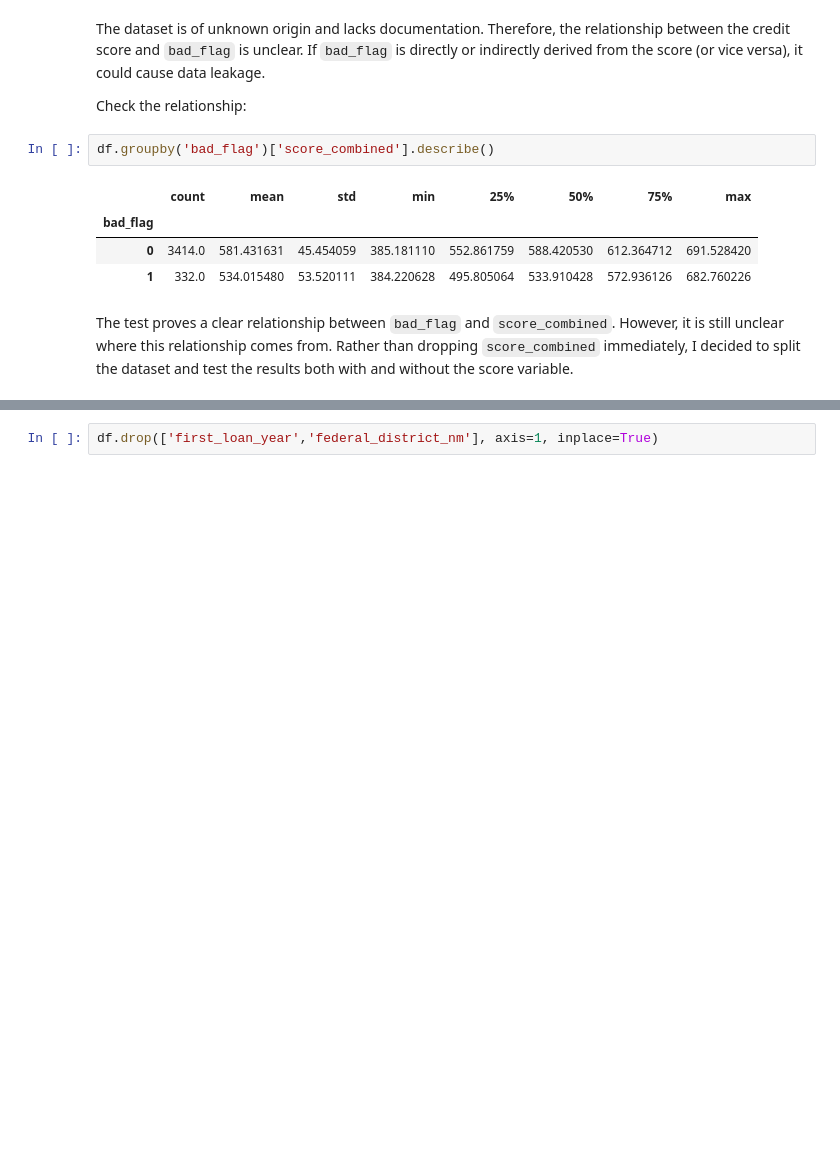
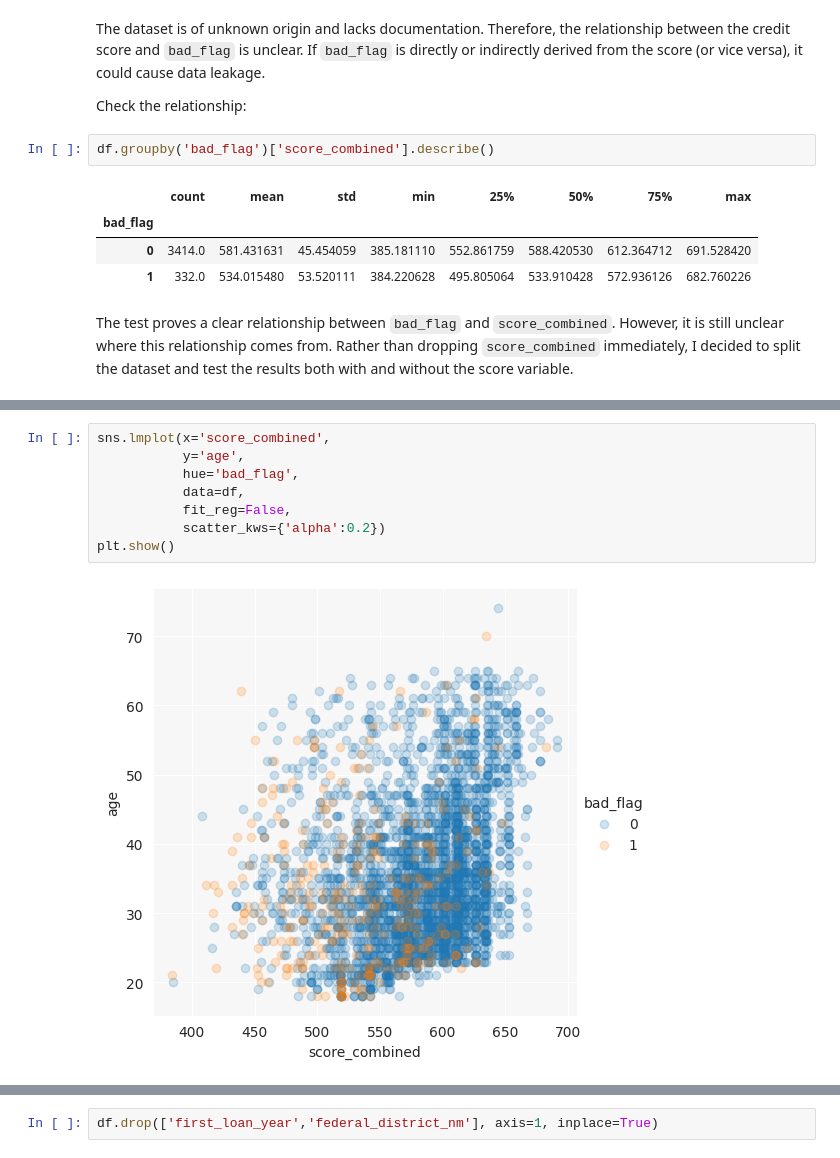
Before and after one commit to PetaGb/fraud-detection, a Jupyter notebook: eda.ipynb, the cells around one changed output, grey strips where cells are left out. Saved outputs shown, nothing was run; the diff lists cells and outputs as text; blank space fills up the shorter version.

```diff
--- a/eda.ipynb
+++ b/eda.ipynb
@@ -264,0 +257,10 @@ federal_district_nm: -0.004
+# %%
+sns.lmplot(x='score_combined',
+           y='age',
+           hue='bad_flag',
+           data=df,
+           fit_reg=False,
+           scatter_kws={'alpha':0.2})
+plt.show()
+# %% [output]
+[figure, added]
```
Also changed, not shown: parts of 16 cells of this notebook.
